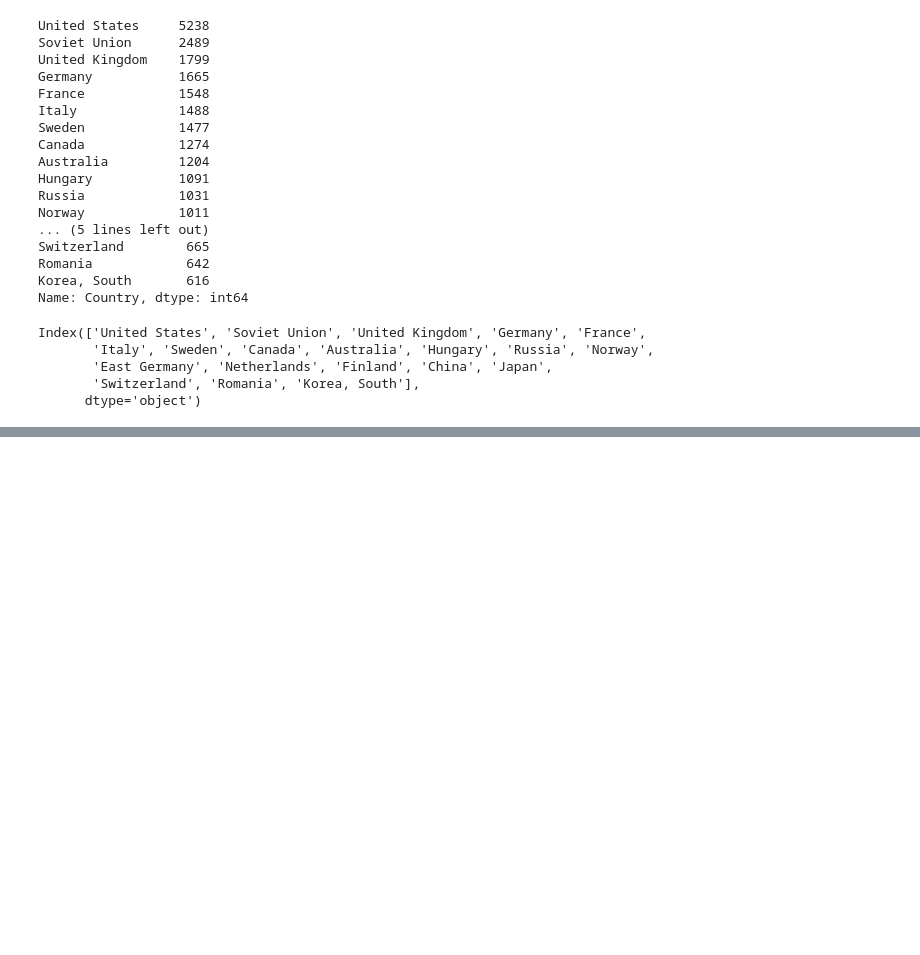
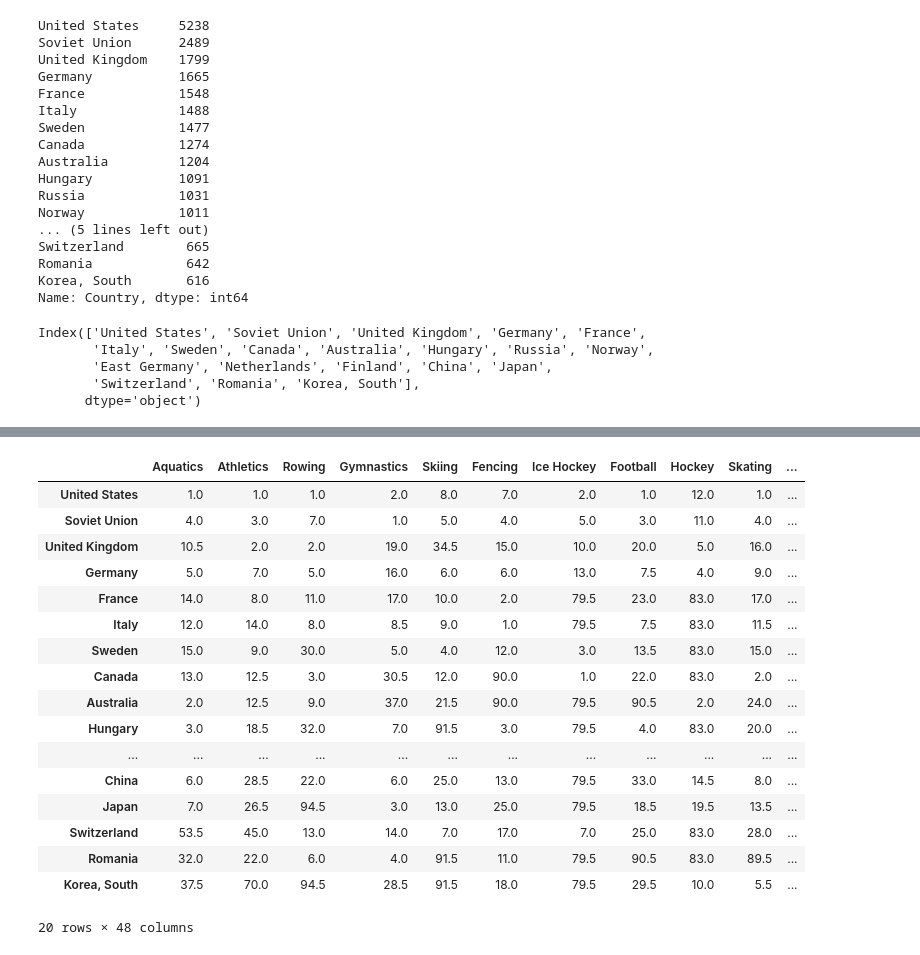
Before and after one commit to marb61a/Data-Science-Projects, a Jupyter notebook: Olympic Games Project/Olympic-Games.ipynb, the cells around one changed output, grey strips where cells are left out. Cells and saved outputs as stored; diff of their text form; code cells hidden in the pictures; blank space fills up the shorter version.

```diff
--- a/Olympic Games Project/Olympic-Games.ipynb
+++ b/Olympic Games Project/Olympic-Games.ipynb
@@ -1385,0 +1427,22 @@ Index(['United States', 'Soviet Union', 'United Kingdom', 'Germany', 'France',
+# %%
+by_sport = by_sport.loc[top_20, sports].copy()
+by_sport
+# %% [output]
+|  | Aquatics | Athletics | Rowing | Gymnastics | Skiing | Fencing | Ice Hockey | Football | Hockey | Skating | ... |
+| United States | 1.0 | 1.0 | 1.0 | 2.0 | 8.0 | 7.0 | 2.0 | 1.0 | 12.0 | 1.0 | ... |
+| Soviet Union | 4.0 | 3.0 | 7.0 | 1.0 | 5.0 | 4.0 | 5.0 | 3.0 | 11.0 | 4.0 | ... |
+| United Kingdom | 10.5 | 2.0 | 2.0 | 19.0 | 34.5 | 15.0 | 10.0 | 20.0 | 5.0 | 16.0 | ... |
+| Germany | 5.0 | 7.0 | 5.0 | 16.0 | 6.0 | 6.0 | 13.0 | 7.5 | 4.0 | 9.0 | ... |
+| France | 14.0 | 8.0 | 11.0 | 17.0 | 10.0 | 2.0 | 79.5 | 23.0 | 83.0 | 17.0 | ... |
+| Italy | 12.0 | 14.0 | 8.0 | 8.5 | 9.0 | 1.0 | 79.5 | 7.5 | 83.0 | 11.5 | ... |
+| Sweden | 15.0 | 9.0 | 30.0 | 5.0 | 4.0 | 12.0 | 3.0 | 13.5 | 83.0 | 15.0 | ... |
+| Canada | 13.0 | 12.5 | 3.0 | 30.5 | 12.0 | 90.0 | 1.0 | 22.0 | 83.0 | 2.0 | ... |
+| Australia | 2.0 | 12.5 | 9.0 | 37.0 | 21.5 | 90.0 | 79.5 | 90.5 | 2.0 | 24.0 | ... |
+| Hungary | 3.0 | 18.5 | 32.0 | 7.0 | 91.5 | 3.0 | 79.5 | 4.0 | 83.0 | 20.0 | ... |
+| ... | ... | ... | ... | ... | ... | ... | ... | ... | ... | ... | ... |
+| China | 6.0 | 28.5 | 22.0 | 6.0 | 25.0 | 13.0 | 79.5 | 33.0 | 14.5 | 8.0 | ... |
+| Japan | 7.0 | 26.5 | 94.5 | 3.0 | 13.0 | 25.0 | 79.5 | 18.5 | 19.5 | 13.5 | ... |
+| Switzerland | 53.5 | 45.0 | 13.0 | 14.0 | 7.0 | 17.0 | 7.0 | 25.0 | 83.0 | 28.0 | ... |
+| Romania | 32.0 | 22.0 | 6.0 | 4.0 | 91.5 | 11.0 | 79.5 | 90.5 | 83.0 | 89.5 | ... |
+| Korea, South | 37.5 | 70.0 | 94.5 | 28.5 | 91.5 | 18.0 | 79.5 | 29.5 | 10.0 | 5.5 | ... |
+20 rows × 48 columns
```
Also changed, not shown: parts of 7 cells of this notebook.
